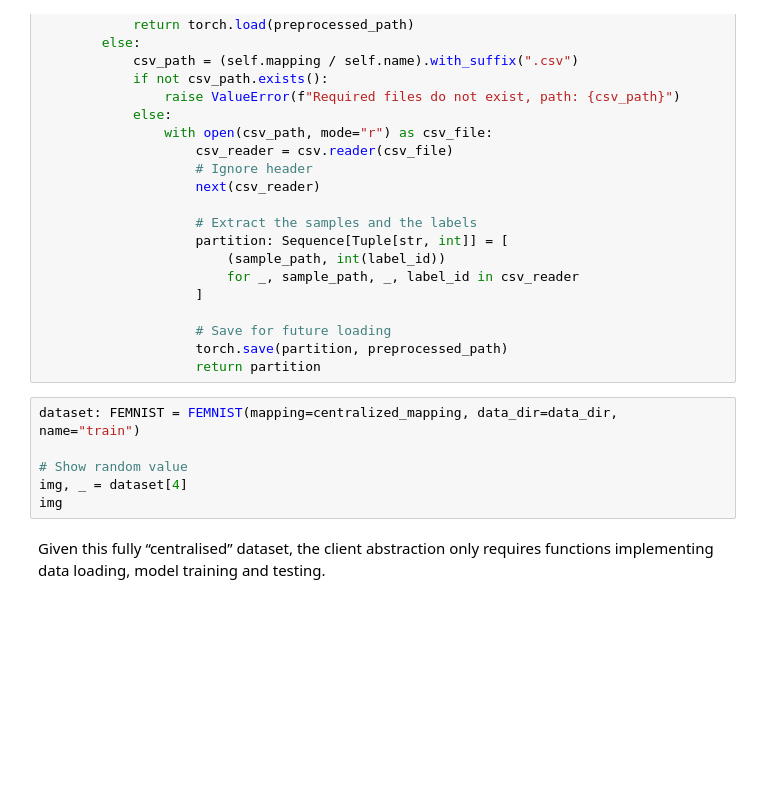
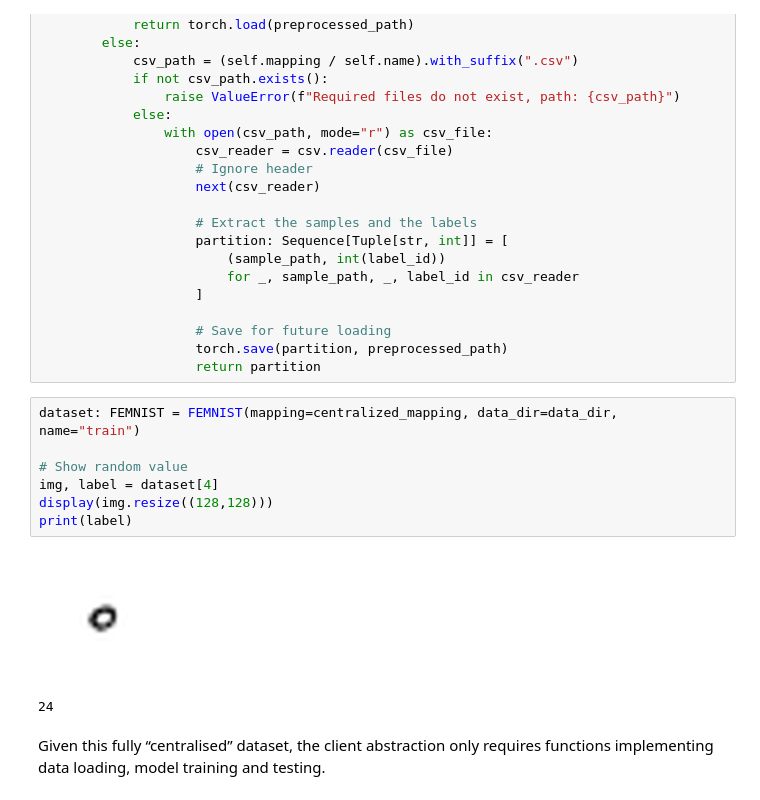
Before and after one commit to nyoma-diamond/L361-Federated-Learning, a Jupyter notebook: labs/L361_Lab_1_From_Centralised_To_Federated_Part_1.ipynb, the cells around one changed output. Saved outputs shown, nothing was run; the diff lists cells and outputs as text; blank space fills up the shorter version.

```diff
--- a/labs/L361_Lab_1_From_Centralised_To_Federated_Part_1.ipynb
+++ b/labs/L361_Lab_1_From_Centralised_To_Federated_Part_1.ipynb
@@ -374,9 +392,13 @@ class FEMNIST(Dataset):
 # %%
 dataset: FEMNIST = FEMNIST(mapping=centralized_mapping, data_dir=data_dir, name="train")
 
 # Show random value
-img, _ = dataset[4]
-img
+img, label = dataset[4]
+display(img.resize((128,128)))
+print(label)
+# %% [output]
+[figure, added]
+24
 # %% [markdown]
 Given this fully “centralised” dataset, the client abstraction only requires functions implementing data loading, model training and testing.
 # %%
```
Also changed, not shown: parts of 6 cells of this notebook.
